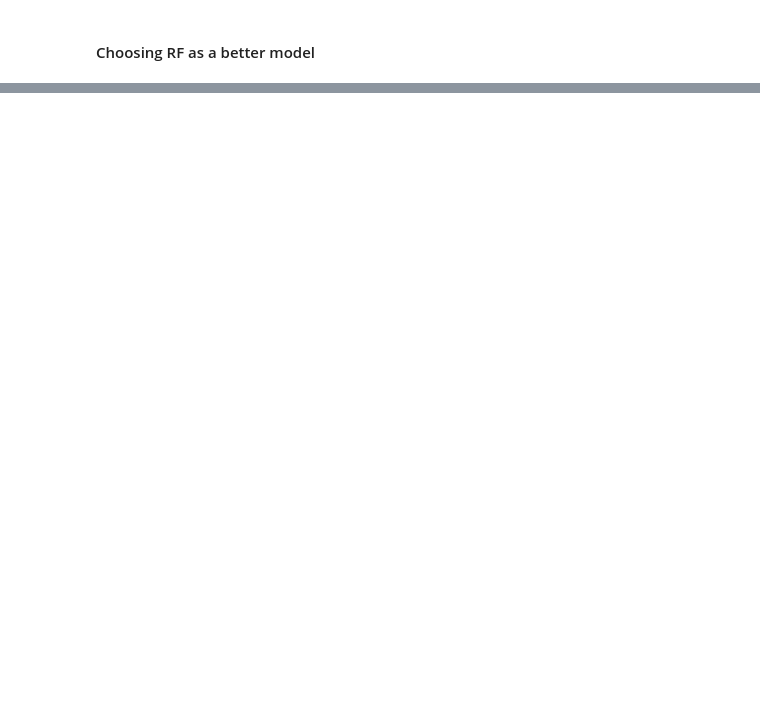
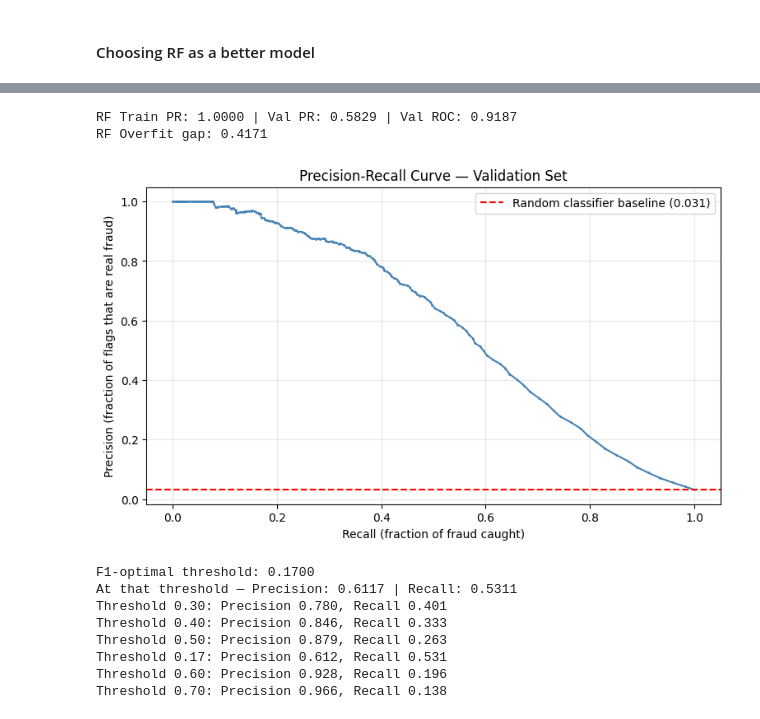
Before and after one commit to SathiyaGirider/fraud-platform, a Jupyter notebook: ml-service/notebooks/03_model_training.ipynb, the cells around one changed output, grey strips where cells are left out. Drawn from its saved outputs; the diff is of its cells as text; code cells hidden in the pictures; blank space fills up the shorter version.

Commit message:
Revamped feature engineering + Model training and registering completed

```diff
--- a/ml-service/notebooks/03_model_training.ipynb
+++ b/ml-service/notebooks/03_model_training.ipynb
@@ -200,0 +103,13 @@ Threshold    Precision    Recall     Flags
+# %%
+rf=RandomForestClassifier(n_estimators=200,class_weight='balanced',random_state=35,n_jobs=-1)
+rf.fit(X_train,y_train)
+y_prob_train_rf=rf.predict_proba(X_train)[:,1]
+y_prob_val_rf=rf.predict_proba(X_val)[:,1]
+train_pr=average_precision_score(y_train,y_prob_train_rf)
+val_pr=average_precision_score(y_val,y_prob_val_rf)
+val_roc=roc_auc_score(y_val,y_prob_val_rf)
+print(f"RF Train PR: {train_pr:.4f} | Val PR: {val_pr:.4f} | Val ROC: {val_roc:.4f}")
+print(f"RF Overfit gap: {train_pr-val_pr:.4f}")
+# %% [output]
+RF Train PR: 1.0000 | Val PR: 0.5829 | Val ROC: 0.9187
+RF Overfit gap: 0.4171
@@ -200,0 +119,42 @@ Threshold    Precision    Recall     Flags
+# %%
+precisions,recalls,thresholds=precision_recall_curve(y_val,y_prob_val_rf)
+
+# Plotting the full PR curve
+plt.figure(figsize=(9,5))
+plt.plot(recalls,precisions,marker='.',markersize=2,color='steelblue')
+plt.xlabel('Recall (fraction of fraud caught)')
+plt.ylabel('Precision (fraction of flags that are real fraud)')
+plt.title('Precision-Recall Curve — Validation Set')
+# I'm plotting baseline: a random classifier's precision=fraud rate
+plt.axhline(y=y_val.mean(),color='red',linestyle='--',
+            label=f'Random classifier baseline ({y_val.mean():.3f})')
+plt.legend()
+plt.grid(True,alpha=0.3)
+plt.show()
+
+# Finding the F1 optimal threshold
+f1_scores=2*precisions*recalls/(precisions+recalls+1e-8)
+best_idx=f1_scores[:-1].argmax()
+best_thresh=thresholds[best_idx]
+
+print(f"F1-optimal threshold: {best_thresh:.4f}")
+print(f"At that threshold — Precision: {precisions[best_idx]:.4f} | Recall: {recalls[best_idx]:.4f}")
+
+# Checking few candidate thresholds
+for t in [0.3,0.4,0.5,best_thresh,0.6,0.7]:
+    idx=np.searchsorted(thresholds, t)
+    if idx<len(precisions)-1:
+        print(f"Threshold {t:.2f}: Precision{precisions[idx]:.3f}, Recall {recalls[idx]:.3f}")
+
+# Choose your threshold — write the reason in a comment
+CHOSEN_THRESHOLD = best_thresh  # document why this threshold makes sense
+# %% [output]
+[figure, added]
+F1-optimal threshold: 0.1700
+At that threshold — Precision: 0.6117 | Recall: 0.5311
+Threshold 0.30: Precision 0.780, Recall 0.401
+Threshold 0.40: Precision 0.846, Recall 0.333
+Threshold 0.50: Precision 0.879, Recall 0.263
+Threshold 0.17: Precision 0.612, Recall 0.531
+Threshold 0.60: Precision 0.928, Recall 0.196
+Threshold 0.70: Precision 0.966, Recall 0.138
```
Also changed, not shown: parts of 15 cells of this notebook, 3 other files.
